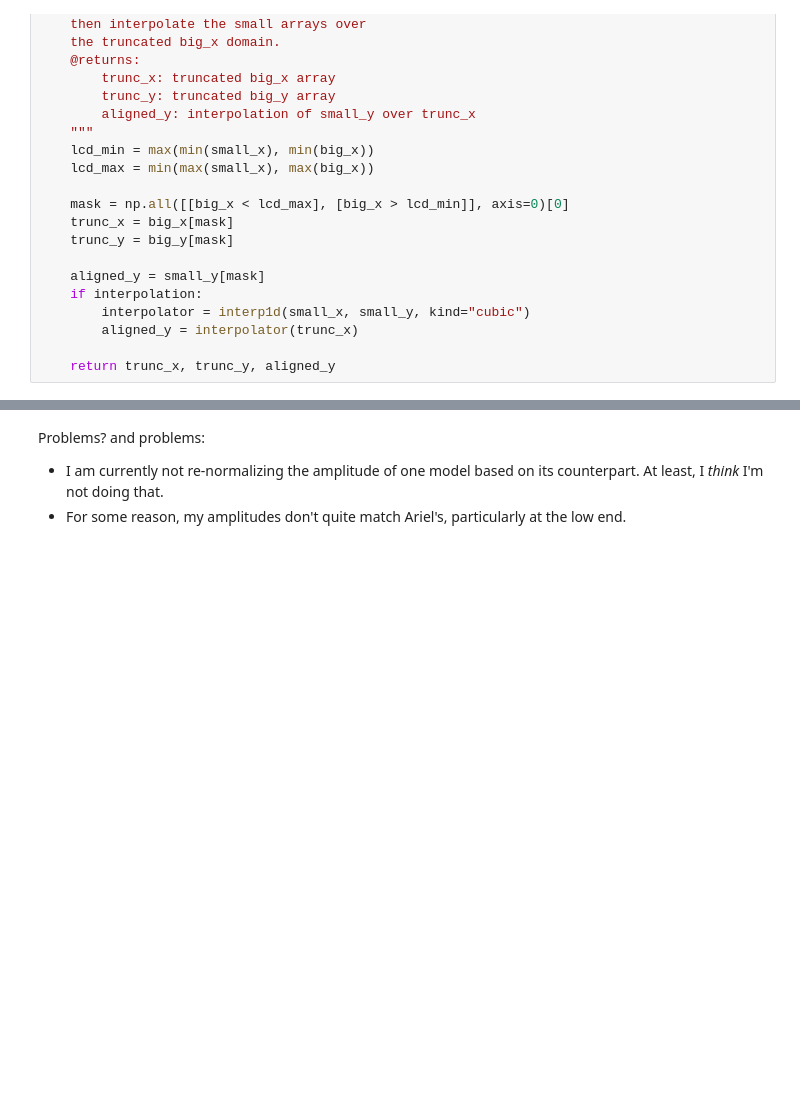
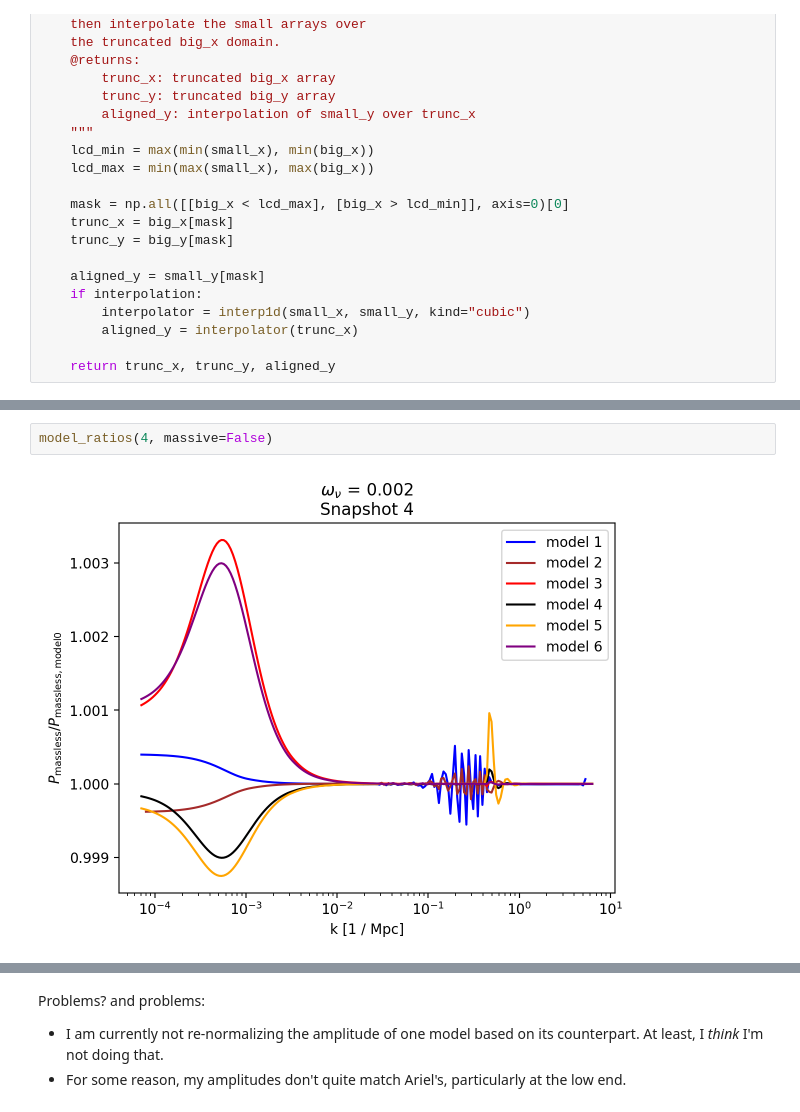
Before and after one commit to 3276908917/Master, a Jupyter notebook: CAMB_demo/rescaling_assignment.ipynb, the cells around one changed output, grey strips where cells are left out. Cells and saved outputs as stored; diff of their text form; blank space fills up the shorter version.

```diff
--- a/CAMB_demo/rescaling_assignment.ipynb
+++ b/CAMB_demo/rescaling_assignment.ipynb
@@ -246,3 +263,7 @@ massiveModel_ratios(4) # snapshot 0
+# %%
+model_ratios(4, massive=False)
+# %% [output]
+[figure, added]
 # %%
 for i in range(0, 3):
     h = cosm.loc[i]["h"]
```
Also changed, not shown: parts of 7 cells of this notebook.
